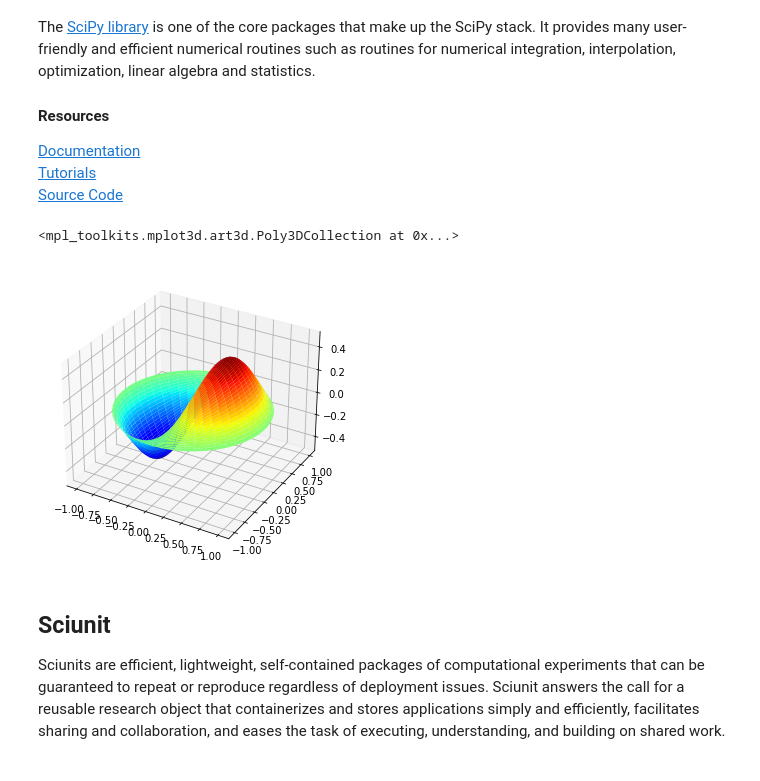
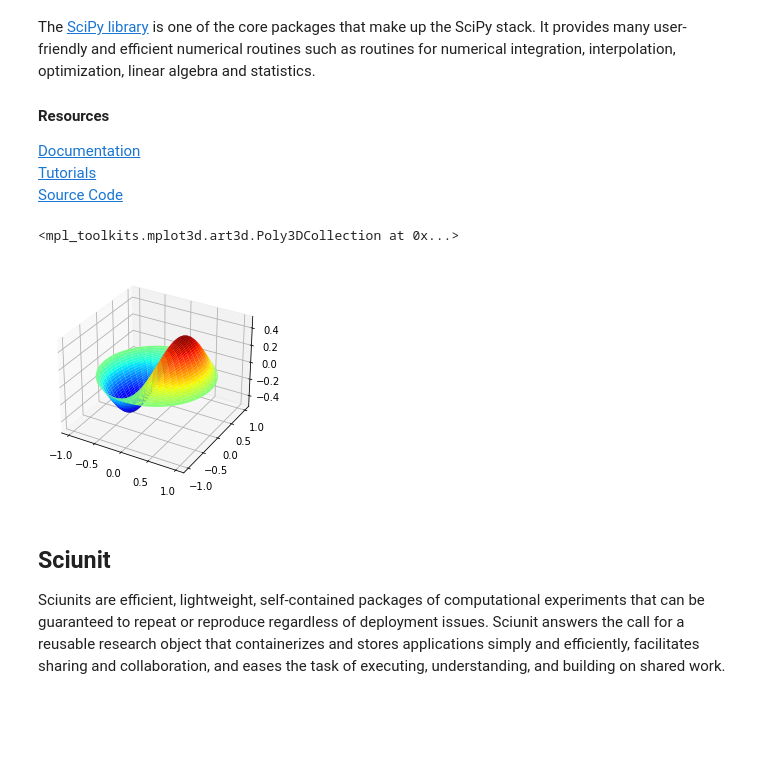
Before and after one commit to EarthCubeInGeo/resen-core, a Jupyter notebook: tutorials/GeospacePackagesInResen.ipynb, the cells around one changed output. Drawn from its saved outputs; the diff is of its cells as text; code cells hidden in the pictures; blank space fills up the shorter version.

```diff
--- a/tutorials/GeospacePackagesInResen.ipynb
+++ b/tutorials/GeospacePackagesInResen.ipynb
@@ -713,26 +713,26 @@ The [SciPy library](https://www.scipy.org/scipylib/index.html) is one of the cor
 # %%
 from scipy import special
 import numpy as np
 import matplotlib.pyplot as plt
 from mpl_toolkits.mplot3d import Axes3D
 %matplotlib inline
 
 def drumhead_height(n, k, distance, angle, t):
     kth_zero = special.jn_zeros(n, k)[-1]
     return np.cos(t) * np.cos(n*angle) * special.jn(n, distance*kth_zero)
 
 theta = np.r_[0:2*np.pi:50j]
 radius = np.r_[0:1:50j]
 x = np.array([r * np.cos(theta) for r in radius])
 y = np.array([r * np.sin(theta) for r in radius])
 z = np.array([drumhead_height(1, 1, r, theta, 0.5) for r in radius])
 
 fig = plt.figure()
-ax = Axes3D(fig)
+ax = plt.axes(projection='3d')
 ax.plot_surface(x, y, z, rstride=1, cstride=1, cmap=plt.get_cmap('jet'))
 # %% [output]
 <mpl_toolkits.mplot3d.art3d.Poly3DCollection at 0x...>
-[figure, old version]
+[figure, new version]
 # %% [markdown]
 <a id='sciunit'></a>
 ## Sciunit
```
Also changed, not shown: parts of 6 cells of this notebook, 2 other files.
